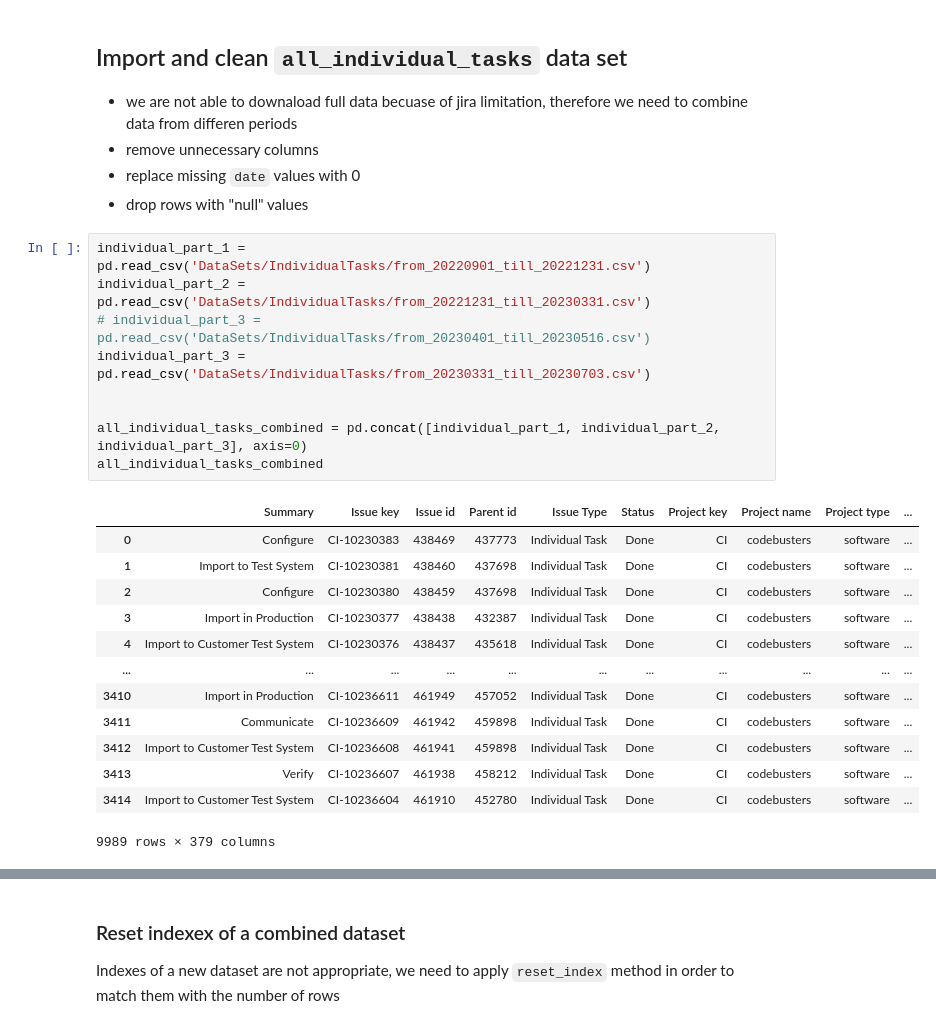
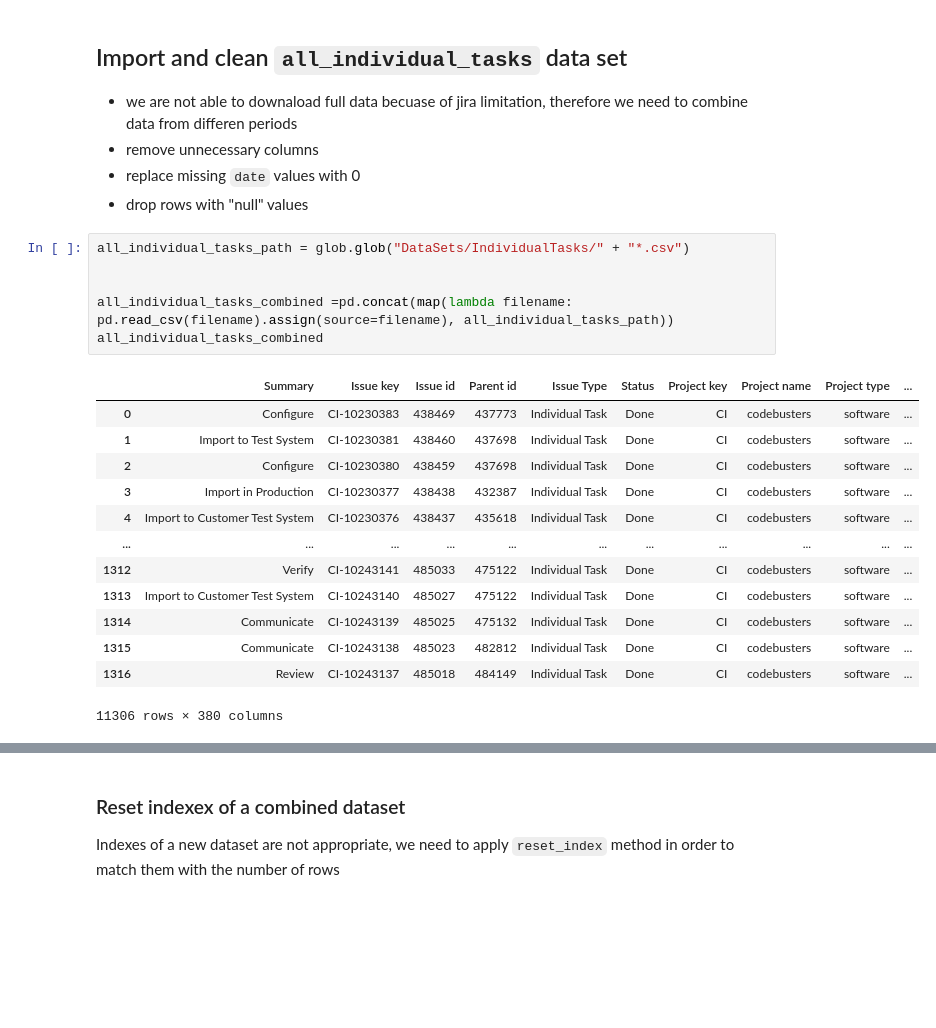
Before and after one commit to grzesiek154/PythonDataScience, a Jupyter notebook: codebusters_data_analysis/notebooks/codebusters_kpi/KPIs/SR.ipynb, the cells around one changed output, grey strips where cells are left out. Saved outputs shown, nothing was run; the diff lists cells and outputs as text; blank space fills up the shorter version.

```diff
--- a/codebusters_data_analysis/notebooks/codebusters_kpi/KPIs/SR.ipynb
+++ b/codebusters_data_analysis/notebooks/codebusters_kpi/KPIs/SR.ipynb
@@ -150,26 +166,23 @@ See the caveats in the documentation: https://pandas.pydata.org/pandas-docs/stab
 - replace missing `date` values with 0
 - drop rows with "null" values
 # %%
-individual_part_1 = pd.read_csv('DataSets/IndividualTasks/from_20220901_till_20221231.csv')
-individual_part_2 = pd.read_csv('DataSets/IndividualTasks/from_20221231_till_20230331.csv')
-# individual_part_3 = pd.read_csv('DataSets/IndividualTasks/from_20230401_till_20230516.csv')
-individual_part_3 = pd.read_csv('DataSets/IndividualTasks/from_20230331_till_20230703.csv')
+all_individual_tasks_path = glob.glob("DataSets/IndividualTasks/" + "*.csv")
 
 
-all_individual_tasks_combined = pd.concat([individual_part_1, individual_part_2, individual_part_3], axis=0)
+all_individual_tasks_combined =pd.concat(map(lambda filename: pd.read_csv(filename).assign(source=filename), all_individual_tasks_path))
 all_individual_tasks_combined
 # %% [output]
 |  | Summary | Issue key | Issue id | Parent id | Issue Type | Status | Project key | Project name | Project type | ... |
 | 0 | Configure | CI-10230383 | 438469 | 437773 | Individual Task | Done | CI | codebusters | software | ... |
 | 1 | Import to Test System | CI-10230381 | 438460 | 437698 | Individual Task | Done | CI | codebusters | software | ... |
 | 2 | Configure | CI-10230380 | 438459 | 437698 | Individual Task | Done | CI | codebusters | software | ... |
 | 3 | Import in Production | CI-10230377 | 438438 | 432387 | Individual Task | Done | CI | codebusters | software | ... |
 | 4 | Import to Customer Test System | CI-10230376 | 438437 | 435618 | Individual Task | Done | CI | codebusters | software | ... |
 | ... | ... | ... | ... | ... | ... | ... | ... | ... | ... | ... |
-| 3410 | Import in Production | CI-10236611 | 461949 | 457052 | Individual Task | Done | CI | codebusters | software | ... |
-| 3411 | Communicate | CI-10236609 | 461942 | 459898 | Individual Task | Done | CI | codebusters | software | ... |
-| 3412 | Import to Customer Test System | CI-10236608 | 461941 | 459898 | Individual Task | Done | CI | codebusters | software | ... |
-| 3413 | Verify | CI-10236607 | 461938 | 458212 | Individual Task | Done | CI | codebusters | software | ... |
-| 3414 | Import to Customer Test System | CI-10236604 | 461910 | 452780 | Individual Task | Done | CI | codebusters | software | ... |
+| 1312 | Verify | CI-10243141 | 485033 | 475122 | Individual Task | Done | CI | codebusters | software | ... |
+| 1313 | Import to Customer Test System | CI-10243140 | 485027 | 475122 | Individual Task | Done | CI | codebusters | software | ... |
+| 1314 | Communicate | CI-10243139 | 485025 | 475132 | Individual Task | Done | CI | codebusters | software | ... |
+| 1315 | Communicate | CI-10243138 | 485023 | 482812 | Individual Task | Done | CI | codebusters | software | ... |
+| 1316 | Review | CI-10243137 | 485018 | 484149 | Individual Task | Done | CI | codebusters | software | ... |
-9989 rows × 379 columns
+11306 rows × 380 columns
 # %%
```
Also changed, not shown: parts of 49 cells of this notebook, 24 other files.
